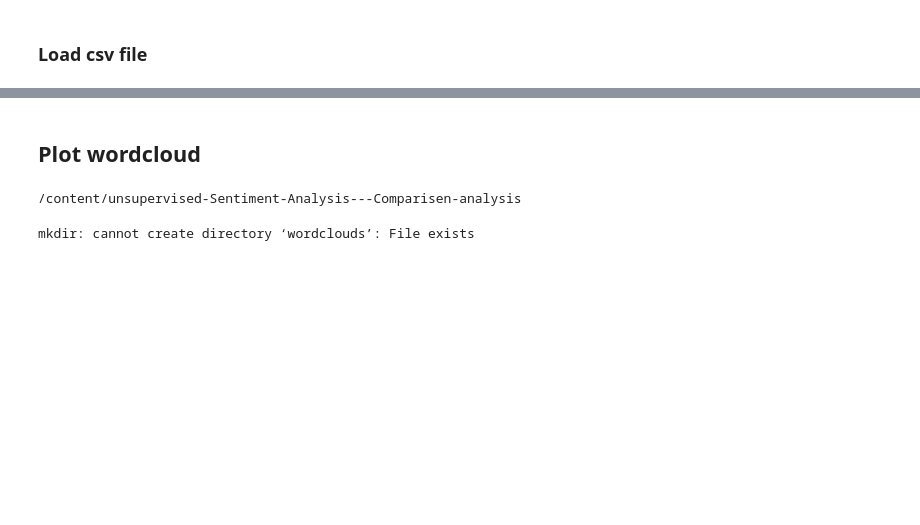
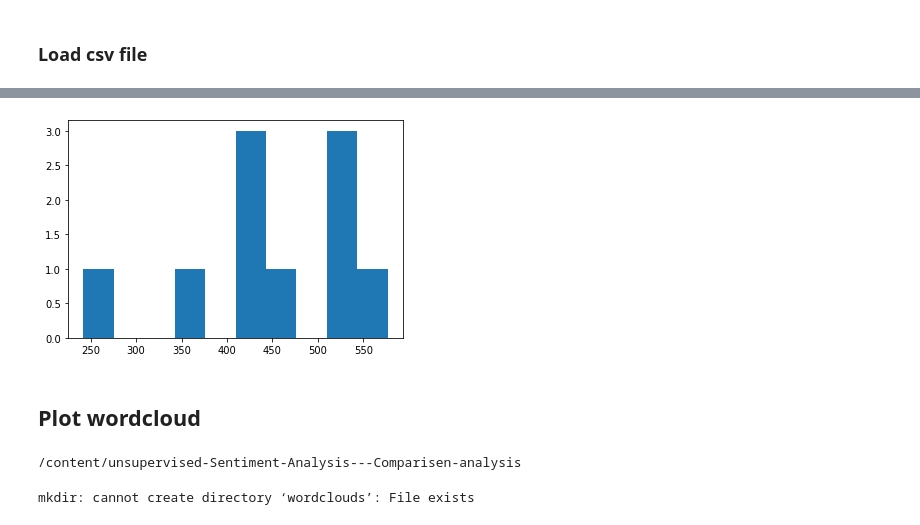
Before and after one commit to mathewsrc/Topic-Modeling-Reclame-Aqui, a Jupyter notebook: Unsupervised_Sentiment_Analysis.ipynb, the cells around one changed output, grey strips where cells are left out. Cells and saved outputs as stored; diff of their text form; code cells hidden in the pictures; blank space fills up the shorter version.

```diff
--- a/Unsupervised_Sentiment_Analysis.ipynb
+++ b/Unsupervised_Sentiment_Analysis.ipynb
@@ -79,0 +111,7 @@ df.describe()
+# %%
+from numpy import mean, median
+text_length_list = df['body'].map(lambda x: len(x))
+mean = mean(text_length_list)
+median = median(text_length_list)
+stats = df.describe(include='all')
+print (f'Mean of sentences length: {mean} \nMedian of sentences length: {median} \n\n{stats}')
@@ -80,3 +133,8 @@ df.describe()
+# %%
+plt.hist(text_length_list)
+plt.show()
+# %% [output]
+[figure, added]
 # %% [markdown]
 ## **Plot wordcloud**
 # %%
```
Also changed, not shown: parts of 68 cells of this notebook.
